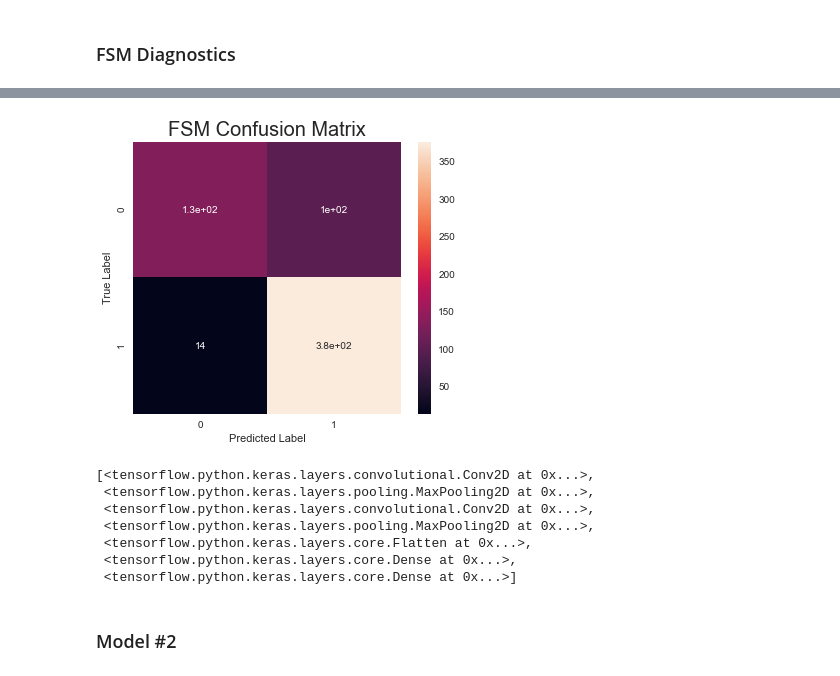
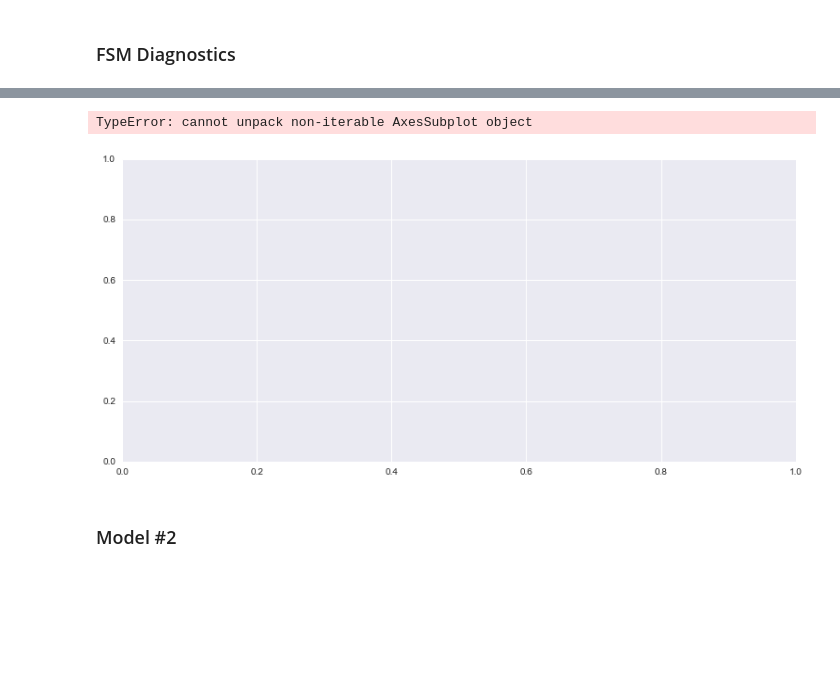
Before and after one commit to Luv2bnanook44/flatiron_phase4_project, a Jupyter notebook: final_notebook.ipynb, the cells around one changed output, grey strips where cells are left out. Drawn from its saved outputs; the diff is of its cells as text; code cells hidden in the pictures; blank space fills up the shorter version.

```diff
--- a/final_notebook.ipynb
+++ b/final_notebook.ipynb
@@ -250,15 +258,6 @@ cnn.get_results(graph_name='loss_roc', y_pred=y_pred, y_true=y_true)
 # %%
-cnn.get_results(graph_name='confusion_matrix', y_pred=y_pred, y_true=y_true)
+cnn.get_results(graph_name='confmat_weights', y_pred=y_pred, y_true=y_true)
 # %% [output]
+TypeError: cannot unpack non-iterable AxesSubplot object
-[figure, old version]
+[figure, new version]
-# %%
-cnn.model.layers
-# %% [output]
-[<tensorflow.python.keras.layers.convolutional.Conv2D at 0x...>,
- <tensorflow.python.keras.layers.pooling.MaxPooling2D at 0x...>,
- <tensorflow.python.keras.layers.convolutional.Conv2D at 0x...>,
- <tensorflow.python.keras.layers.pooling.MaxPooling2D at 0x...>,
- <tensorflow.python.keras.layers.core.Flatten at 0x...>,
- <tensorflow.python.keras.layers.core.Dense at 0x...>,
- <tensorflow.python.keras.layers.core.Dense at 0x...>]
 # %%
```
Also changed, not shown: parts of 17 cells of this notebook, 12 other files.
